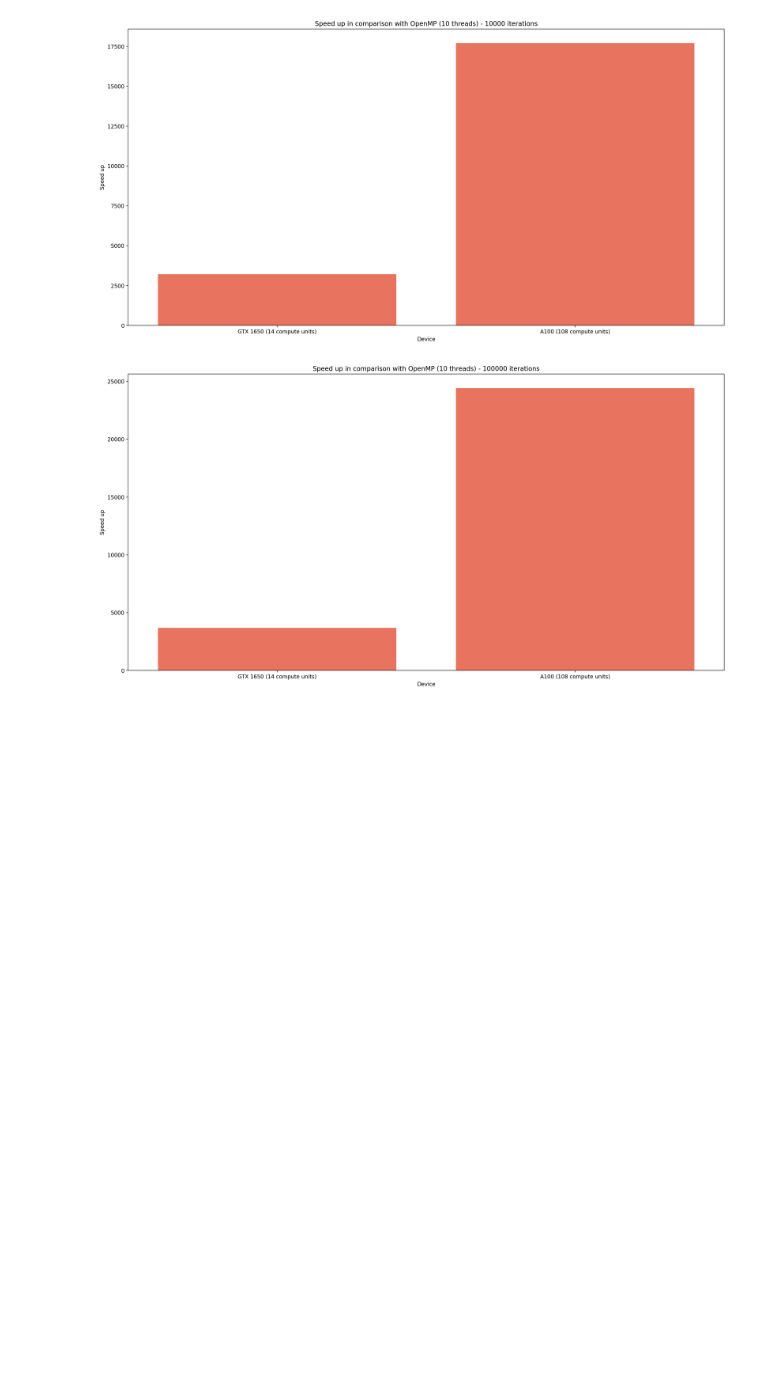
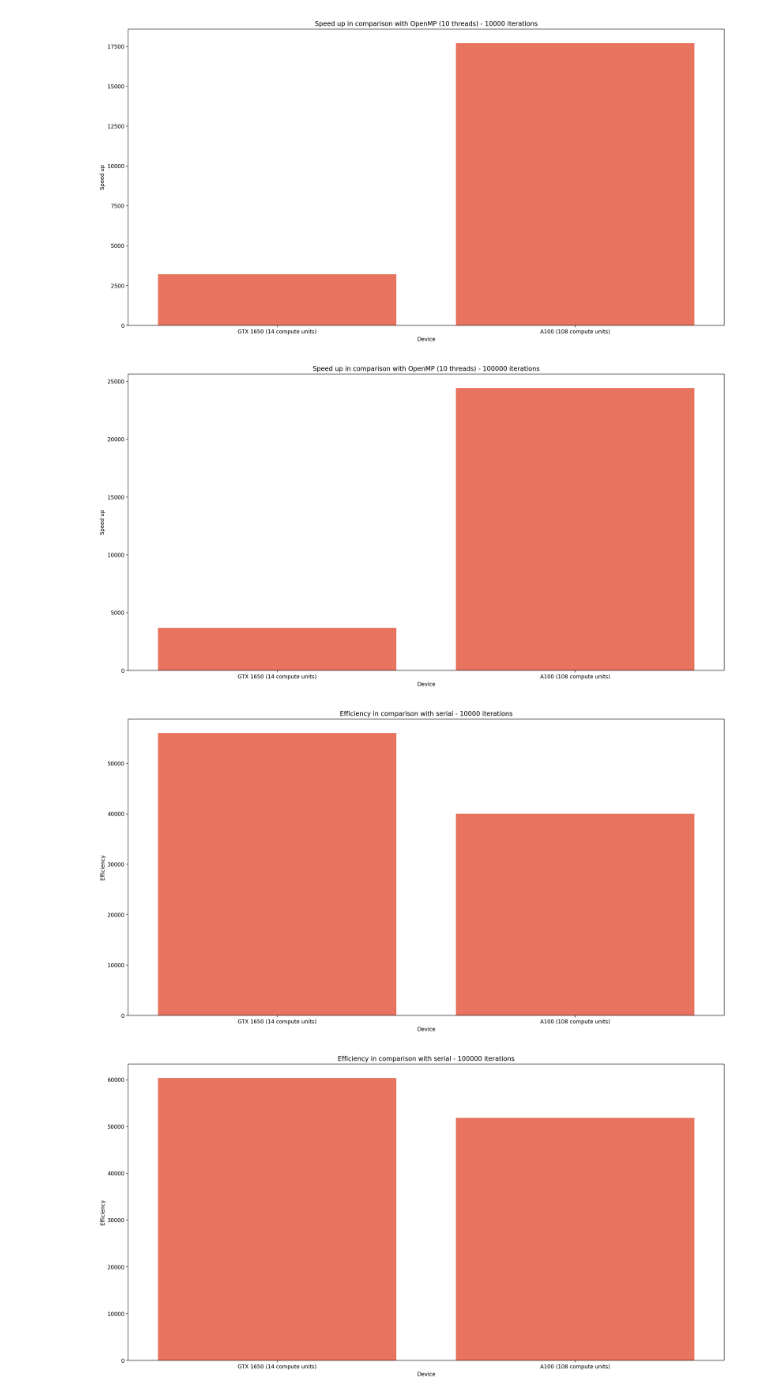
Before and after one commit to AlmirNeeto99/mandelbrot-opencl, a Jupyter notebook: analysis/analysis.ipynb, the cells around one changed output. Drawn from its saved outputs; the diff is of its cells as text; code cells hidden in the pictures; blank space fills up the shorter version.

Commit message:
adding efficiency charts

```diff
--- a/analysis/analysis.ipynb
+++ b/analysis/analysis.ipynb
@@ -234,3 +234,24 @@ for it in grouped_by_iterations["iterations"].unique():
 # %% [output]
 [figure]
 [figure]
+# %%
+for it in grouped_by_iterations["iterations"].unique():
+    plt.figure(figsize=(20, 10), dpi=200)
+    chart = sns.barplot(
+        grouped_by_iterations[
+            (grouped_by_iterations["iterations"] == it)
+            & (grouped_by_iterations["threads"] != 0)
+            & (grouped_by_iterations["threads"] != 10)
+        ],
+        x=["GTX 1650 (14 compute units)", "A100 (108 compute units)"],
+        y="efficiency_serial",
+        color="tomato",
+        legend=True,
+    )
+    chart.set_ylabel("Efficiency")
+    chart.set_xlabel("Device")
+    chart.set_title(f"Efficiency in comparison with serial - {it} iterations")
+    plt.savefig(f"charts/efficiency_serial_{it}.png", bbox_inches="tight")
+# %% [output]
+[figure, added]
+[figure, added]
```
Also changed, not shown: parts of 2 cells of this notebook.
